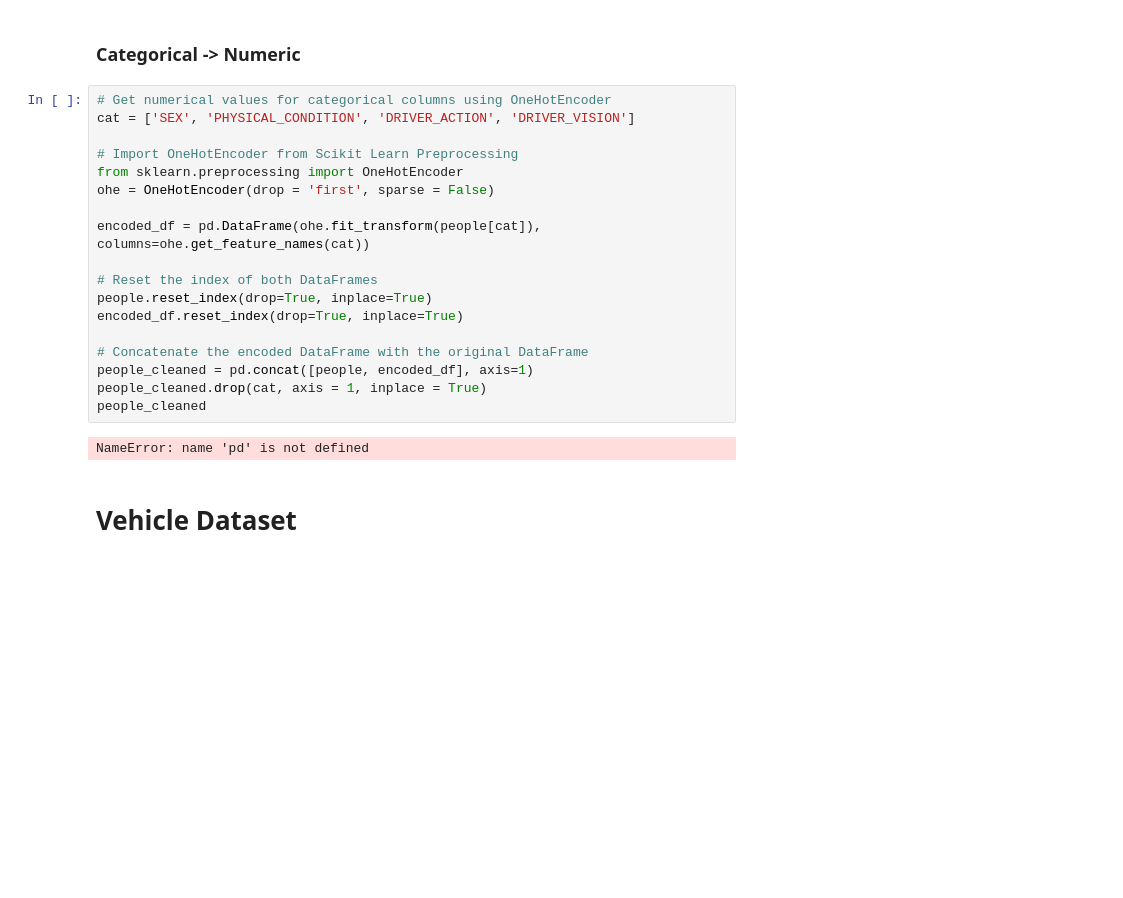
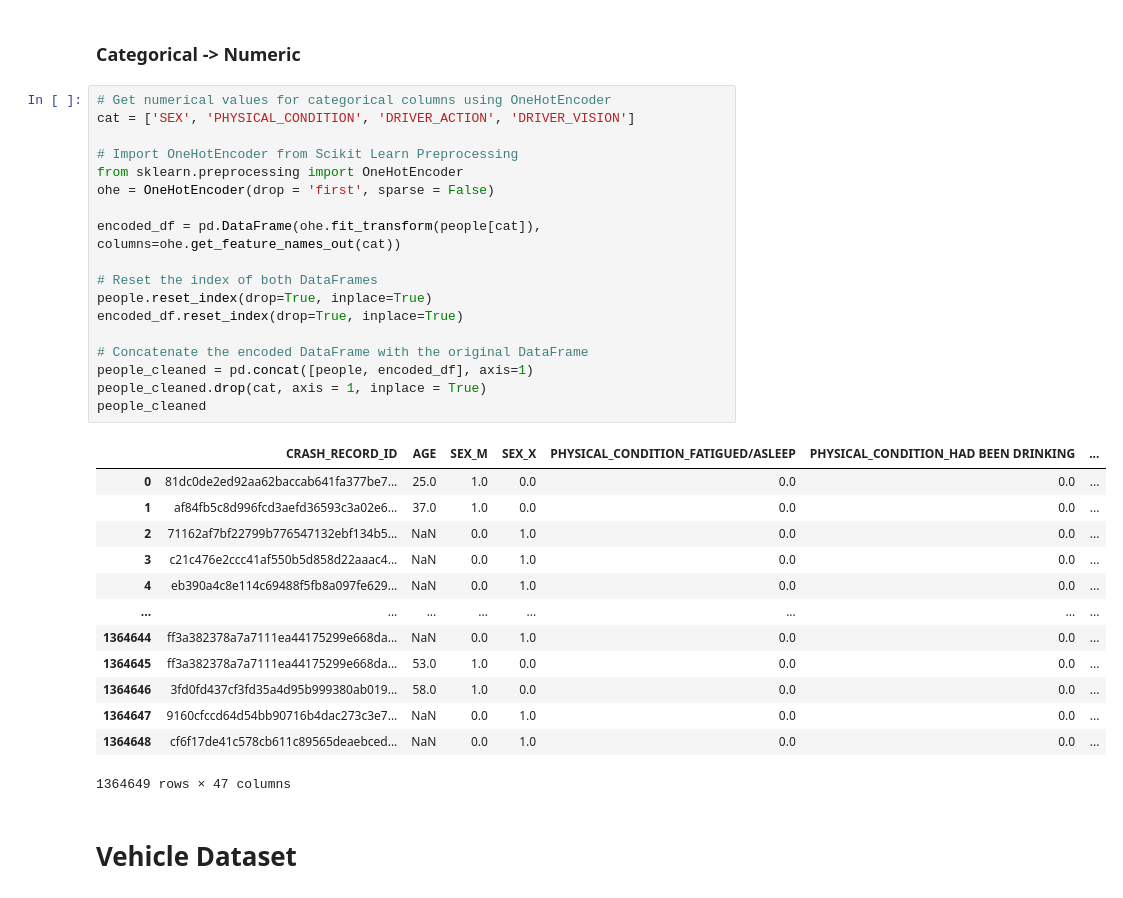
Before and after one commit to nechamab/chicago_car_crashes, a Jupyter notebook: notebooks/Data_Cleaning.ipynb, the cells around one changed output. Drawn from its saved outputs; the diff is of its cells as text; blank space fills up the shorter version.

Commit message:
data_cleaning

```diff
--- a/notebooks/Data_Cleaning.ipynb
+++ b/notebooks/Data_Cleaning.ipynb
@@ -411,23 +410,35 @@ people.SEX.fillna('X', inplace=True)
 # %%
 # Get numerical values for categorical columns using OneHotEncoder
 cat = ['SEX', 'PHYSICAL_CONDITION', 'DRIVER_ACTION', 'DRIVER_VISION']
 
 # Import OneHotEncoder from Scikit Learn Preprocessing
 from sklearn.preprocessing import OneHotEncoder
 ohe = OneHotEncoder(drop = 'first', sparse = False)
 
-encoded_df = pd.DataFrame(ohe.fit_transform(people[cat]), columns=ohe.get_feature_names(cat))
+encoded_df = pd.DataFrame(ohe.fit_transform(people[cat]), columns=ohe.get_feature_names_out(cat))
 
 # Reset the index of both DataFrames
 people.reset_index(drop=True, inplace=True)
 encoded_df.reset_index(drop=True, inplace=True)
 
 # Concatenate the encoded DataFrame with the original DataFrame
 people_cleaned = pd.concat([people, encoded_df], axis=1)
 people_cleaned.drop(cat, axis = 1, inplace = True)
 people_cleaned
 # %% [output]
+|  | CRASH_RECORD_ID | AGE | SEX_M | SEX_X | PHYSICAL_CONDITION_FATIGUED/ASLEEP | PHYSICAL_CONDITION_HAD BEEN DRINKING | ... |
+| 0 | 81dc0de2ed92aa62baccab641fa377be7... | 25.0 | 1.0 | 0.0 | 0.0 | 0.0 | ... |
+| 1 | af84fb5c8d996fcd3aefd36593c3a02e6... | 37.0 | 1.0 | 0.0 | 0.0 | 0.0 | ... |
+| 2 | 71162af7bf22799b776547132ebf134b5... | NaN | 0.0 | 1.0 | 0.0 | 0.0 | ... |
+| 3 | c21c476e2ccc41af550b5d858d22aaac4... | NaN | 0.0 | 1.0 | 0.0 | 0.0 | ... |
+| 4 | eb390a4c8e114c69488f5fb8a097fe629... | NaN | 0.0 | 1.0 | 0.0 | 0.0 | ... |
+| ... | ... | ... | ... | ... | ... | ... | ... |
+| 1364644 | ff3a382378a7a7111ea44175299e668da... | NaN | 0.0 | 1.0 | 0.0 | 0.0 | ... |
+| 1364645 | ff3a382378a7a7111ea44175299e668da... | 53.0 | 1.0 | 0.0 | 0.0 | 0.0 | ... |
+| 1364646 | 3fd0fd437cf3fd35a4d95b999380ab019... | 58.0 | 1.0 | 0.0 | 0.0 | 0.0 | ... |
+| 1364647 | 9160cfccd64d54bb90716b4dac273c3e7... | NaN | 0.0 | 1.0 | 0.0 | 0.0 | ... |
+| 1364648 | cf6f17de41c578cb611c89565deaebced... | NaN | 0.0 | 1.0 | 0.0 | 0.0 | ... |
-NameError: name 'pd' is not defined
+1364649 rows × 47 columns
 # %% [markdown]
 # Vehicle Dataset
 # %%
```
Also changed, not shown: parts of 2 cells of this notebook.
